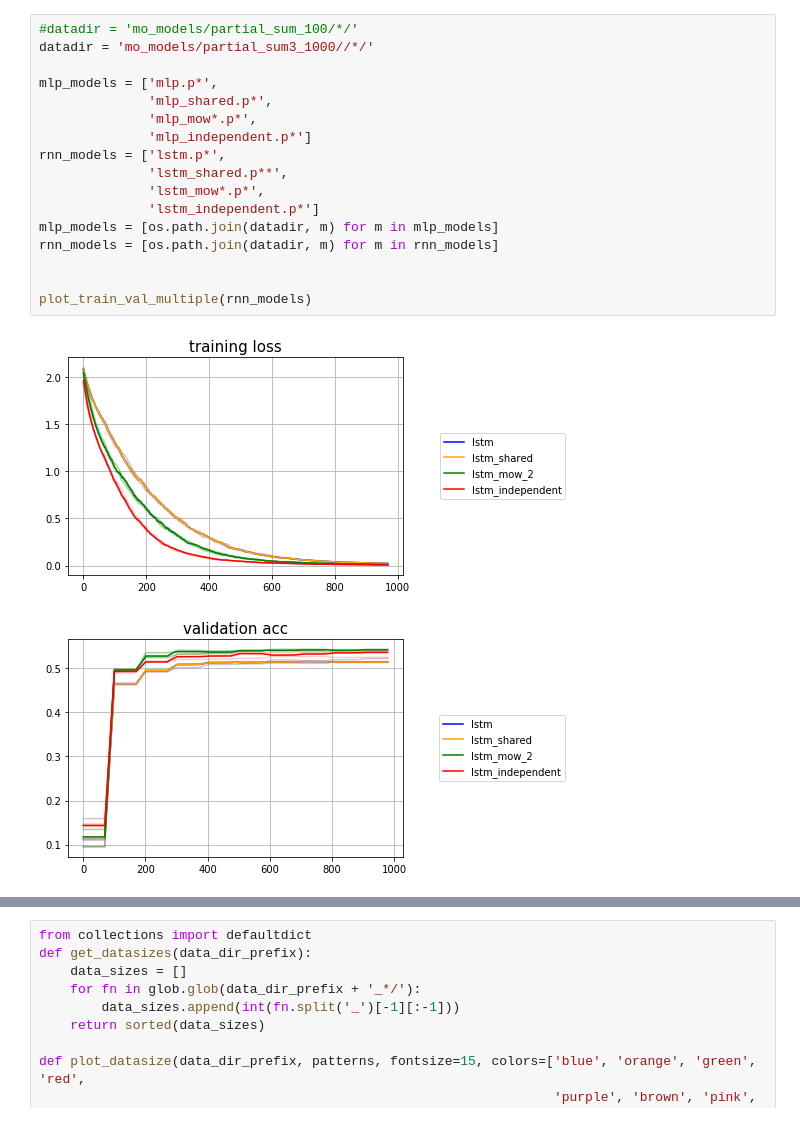
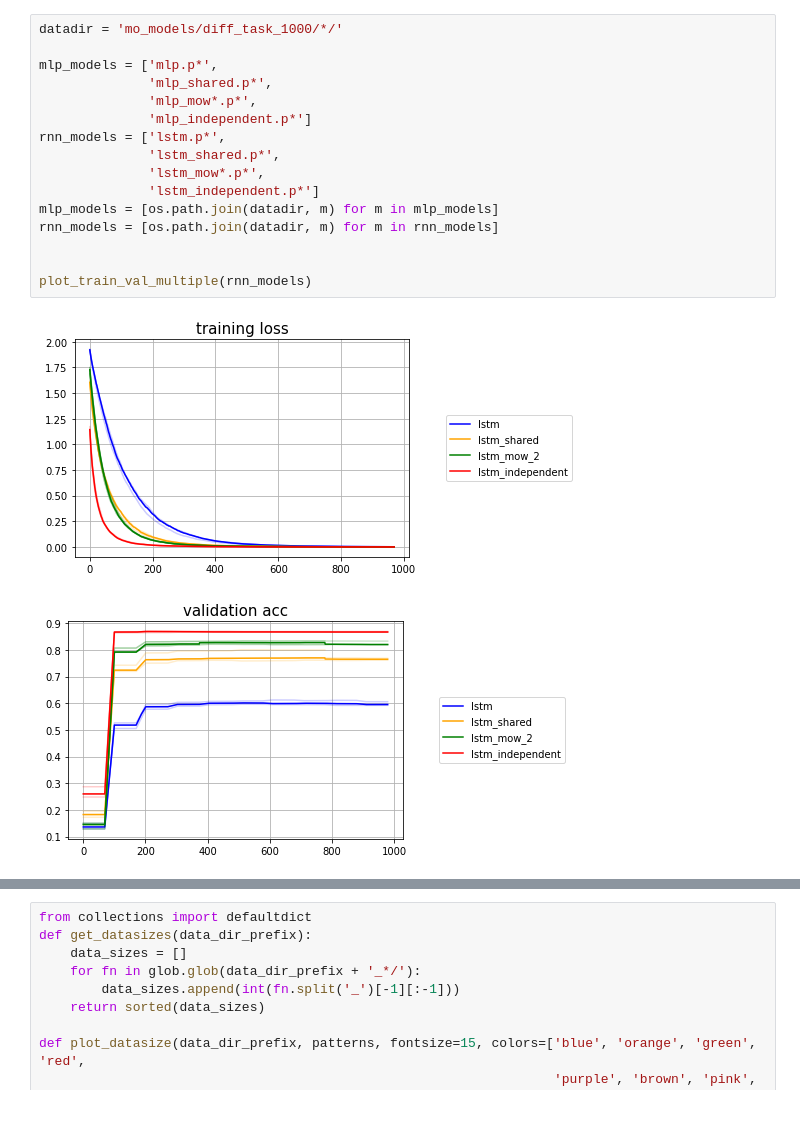
Before and after one commit to nathanwang000/sequence_fun, a Jupyter notebook: sequence_fun_evaluation.ipynb, the cells around one changed output, grey strips where cells are left out. Drawn from its saved outputs; the diff is of its cells as text.

```diff
--- a/sequence_fun_evaluation.ipynb
+++ b/sequence_fun_evaluation.ipynb
@@ -42,21 +219,20 @@ Note that shared are always expected to work because it will be given the shared
 # %%
-#datadir = 'mo_models/partial_sum_100/*/'
-datadir = 'mo_models/partial_sum3_1000//*/'
+datadir = 'mo_models/diff_task_1000/*/'
 
 mlp_models = ['mlp.p*',
               'mlp_shared.p*',
               'mlp_mow*.p*',
               'mlp_independent.p*']
 rnn_models = ['lstm.p*',
-              'lstm_shared.p**',
+              'lstm_shared.p*',
               'lstm_mow*.p*',
               'lstm_independent.p*']
 mlp_models = [os.path.join(datadir, m) for m in mlp_models]
 rnn_models = [os.path.join(datadir, m) for m in rnn_models]
 
 
 plot_train_val_multiple(rnn_models)
 # %% [output]
-[figure, old version]
+[figure, new version]
-[figure, old version]
+[figure, new version]
 # %%
```
Also changed, not shown: parts of 16 cells of this notebook, 9 other files.
